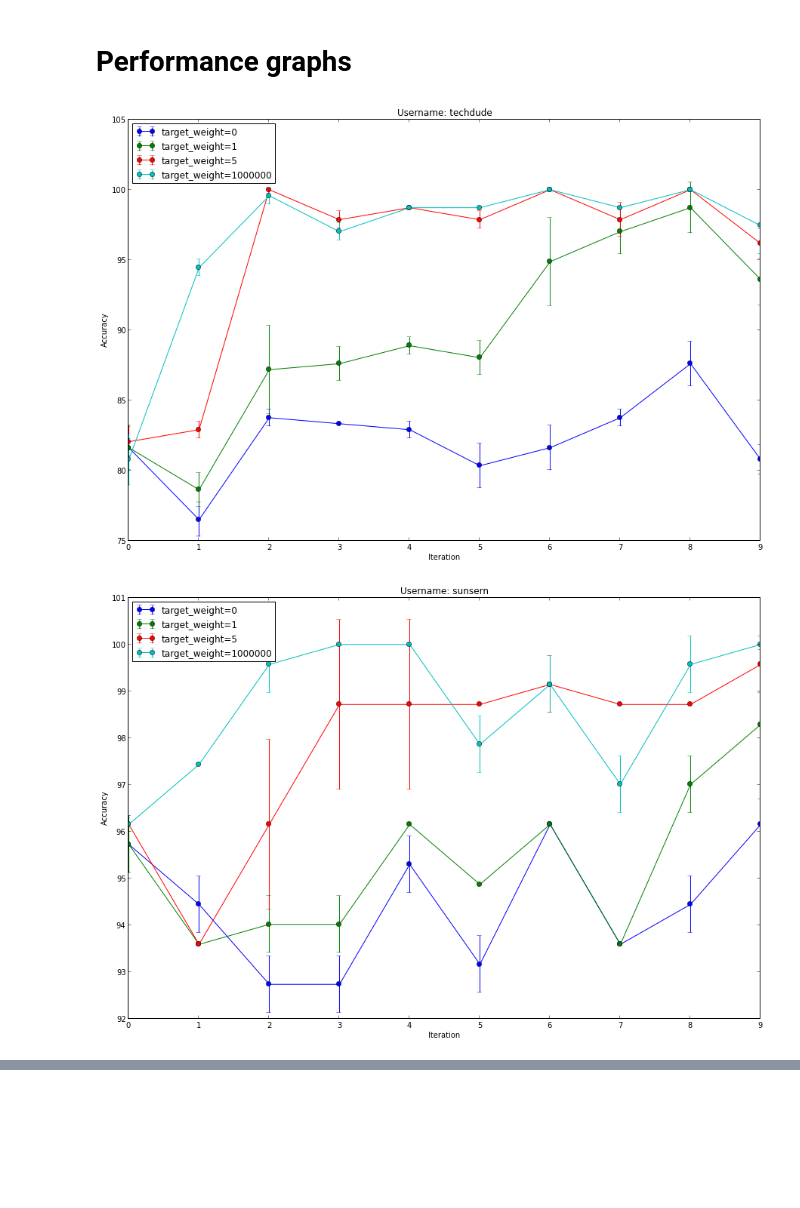
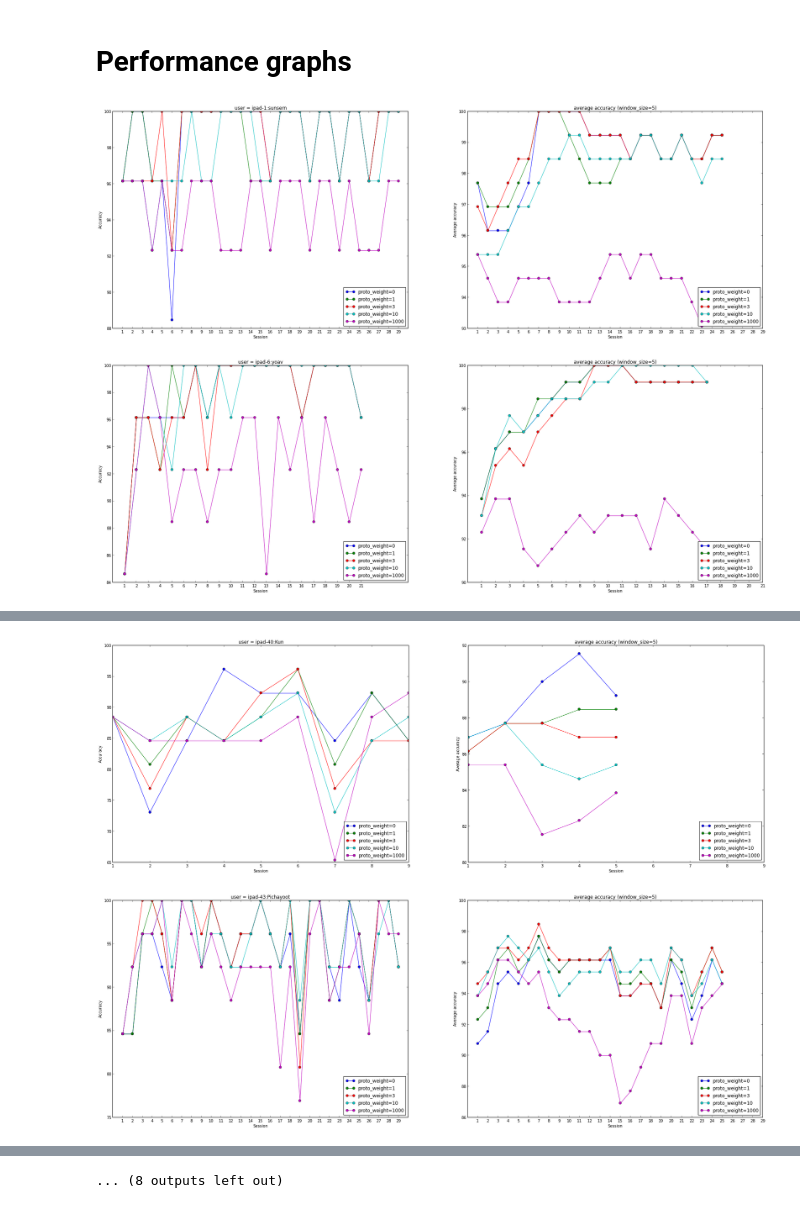
Before and after one commit to sunsern/uright-notebooks, a Jupyter notebook: performace_graphs.ipynb, the cells around one changed output, grey strips where cells are left out. Cells and saved outputs as stored; diff of their text form; code cells hidden in the pictures; blank space fills up the shorter version.

Commit message:
New results

```diff
--- a/performace_graphs.ipynb
+++ b/performace_graphs.ipynb
@@ -6,35 +4,3 @@ users = {'user_1':'sunsern','user_6':'yoav','user_9':'jirapon','user_29':'Handgh
-# %%
-def show_graph(filename, username):
-    import pickle
-    import numpy as np
-    from uright.classifier import ClassifierDTW
-
-    (_,accu,_,_) = pickle.load(open(filename, "rb"))
-
-    target_weights = [0, 1, 5, 1000000]
-
-    num_reps = 0
-    for i in range(100):
-        if (0,i,0) in accu: num_reps = i+1
-        else: break
-
-    num_groups = 0
-    for i in range(100):
-        if (0,0,i) in accu: num_groups = i+1
-        else: break
-
-    x = np.arange(num_groups)
-    figure(figsize(15,10))
-    for target_weight in target_weights:
-        accu_results = np.zeros((num_reps, num_groups))
-        for j in range(num_reps):
-            for i in range(num_groups):
-                accu_results[j,i] = accu[(target_weight,j,i)]
-        mean_accuracy = np.mean(accu_results,axis=0)
-        std_accuracy = np.std(accu_results,axis=0)
-        errorbar(x, mean_accuracy, yerr=std_accuracy, fmt='o-', label="target_weight=%d"%target_weight)
-    xticks(x)
-    xlabel('Iteration')
-    ylabel('Accuracy')
-    title("Username: %s"%username)
-    legend(loc=2)
+# %%
+users = ['ipad-1','ipad-6','ipad-9','ipad-29','ipad-32','ipad-35','ipad-40','ipad-43','ipad-50','ipad-52','ipad-53','ipad-56','iphone-1-1','iphone-1-32',
+         'iphone-1-35','iphone-1-62','iphone-1-63','iphone-1-65','iphone-1-66','iphone-1-67']
@@ -41,7 +50,7 @@ def show_graph(filename, username):
 # %%
-for user_id, username in users.iteritems():
-    filename = "uright_simulation_results_%s.p"%(user_id)
-    show_graph(filename, username)
+for user_id in users:
+    filename = "new_uright_simulation_results_%s.p"%(user_id)
+    show_graph(filename)
 # %% [output]
-[figure, old version]
+[figure, new version]
-[figure, old version]
+[figure, new version]
@@ -51,0 +61,2 @@ for user_id, username in users.iteritems():
+[figure, added]
+[figure, added]
@@ -51,0 +67 @@ for user_id, username in users.iteritems():
+... (8 outputs left out)
```
Also changed, not shown: parts of 3 cells of this notebook, 38 other files.
